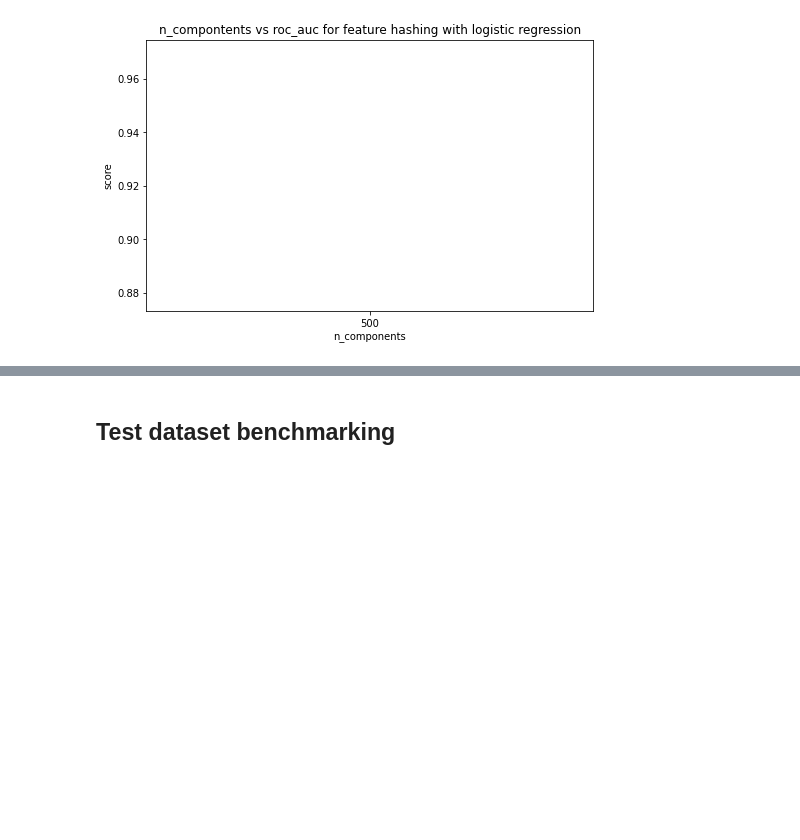
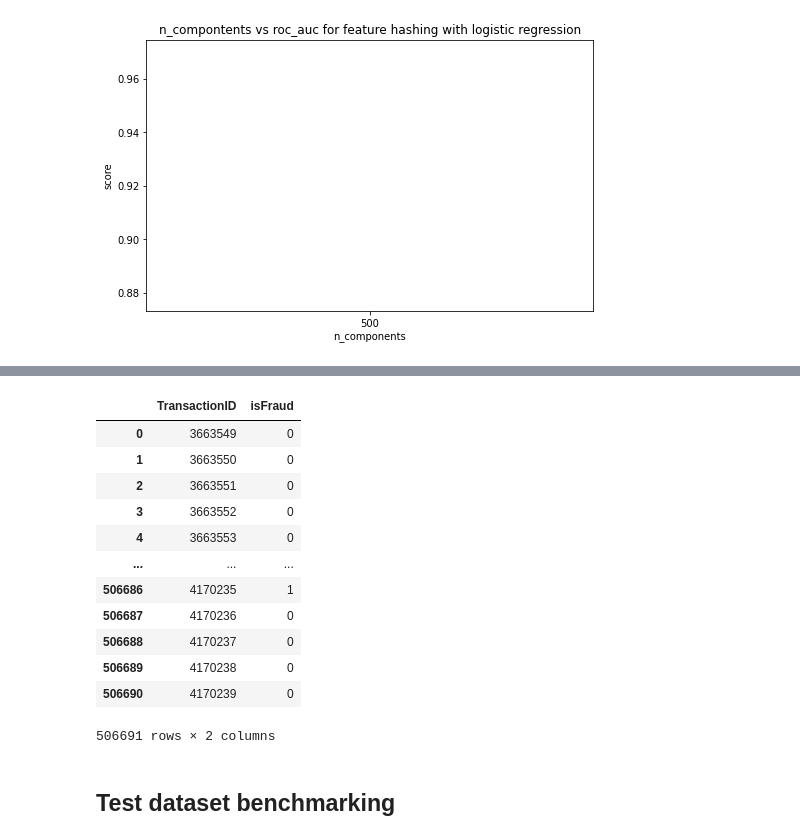
Before and after one commit to Andhros/fraud_detection, a Jupyter notebook: pipe_category_RF.ipynb, the cells around one changed output, grey strips where cells are left out. Drawn from its saved outputs; the diff is of its cells as text; code cells hidden in the pictures; blank space fills up the shorter version.

Commit message:
pipe GCV, submission

```diff
--- a/pipe_category_RF.ipynb
+++ b/pipe_category_RF.ipynb
@@ -118,7 +123,7 @@ n_components_list_str = [str(i) for i in n_components_list]
 fh_logit_scores = []
 
 for n_components in n_components_list:
-    hashing_enc = ce.HashingEncoder(cols=columns, n_components=n_components).fit(X_train, y_train)
+    hashing_enc = ce.HashingEncoder(cols=columns, n_components=n_components, max_process=6).fit(X_train, y_train)
 
     X_train_hashing = hashing_enc.transform(X_train.reset_index(drop=True))
     X_test_hashing = hashing_enc.transform(X_test.reset_index(drop=True))
@@ -142,0 +174,10 @@ fh_logit_scores
+# %%
+%%time
+idee_test = pd.read_csv('test_identity.csv')
+transaction_test = pd.read_csv('test_transaction.csv')
+merge_test = transaction_test.merge(idee_test, how='outer', on='TransactionID')
+objects_test = merge_test.select_dtypes('object')
+objects_test = objects_test.join(merge_test[['card1', 'card2', 'card3', 'card5', 'addr1', 'addr2']])
+objects_test.fillna("Unknown", inplace=True)
+objects_test = objects_test.astype('category')
+objects_test.columns = X_train.columns
@@ -142,0 +186,5 @@ fh_logit_scores
+# %%
+X2_hashed = hashing_enc.transform(objects_test.reset_index(drop=True))
+# %%
+%%time
+y_pred = brf.predict(X2_hashed)
@@ -142,0 +193,18 @@ fh_logit_scores
+# %%
+sub_data = {'TransactionID': np.array(merge_test.TransactionID), 'isFraud': y_pred}
+submission = pd.DataFrame(data=sub_data)
+submission
+# %% [output]
+|  | TransactionID | isFraud |
+| 0 | 3663549 | 0 |
+| 1 | 3663550 | 0 |
+| 2 | 3663551 | 0 |
+| 3 | 3663552 | 0 |
+| 4 | 3663553 | 0 |
+| ... | ... | ... |
+| 506686 | 4170235 | 1 |
+| 506687 | 4170236 | 0 |
+| 506688 | 4170237 | 0 |
+| 506689 | 4170238 | 0 |
+| 506690 | 4170239 | 0 |
+506691 rows × 2 columns
```
Also changed, not shown: parts of 11 cells of this notebook, 3 other files.
